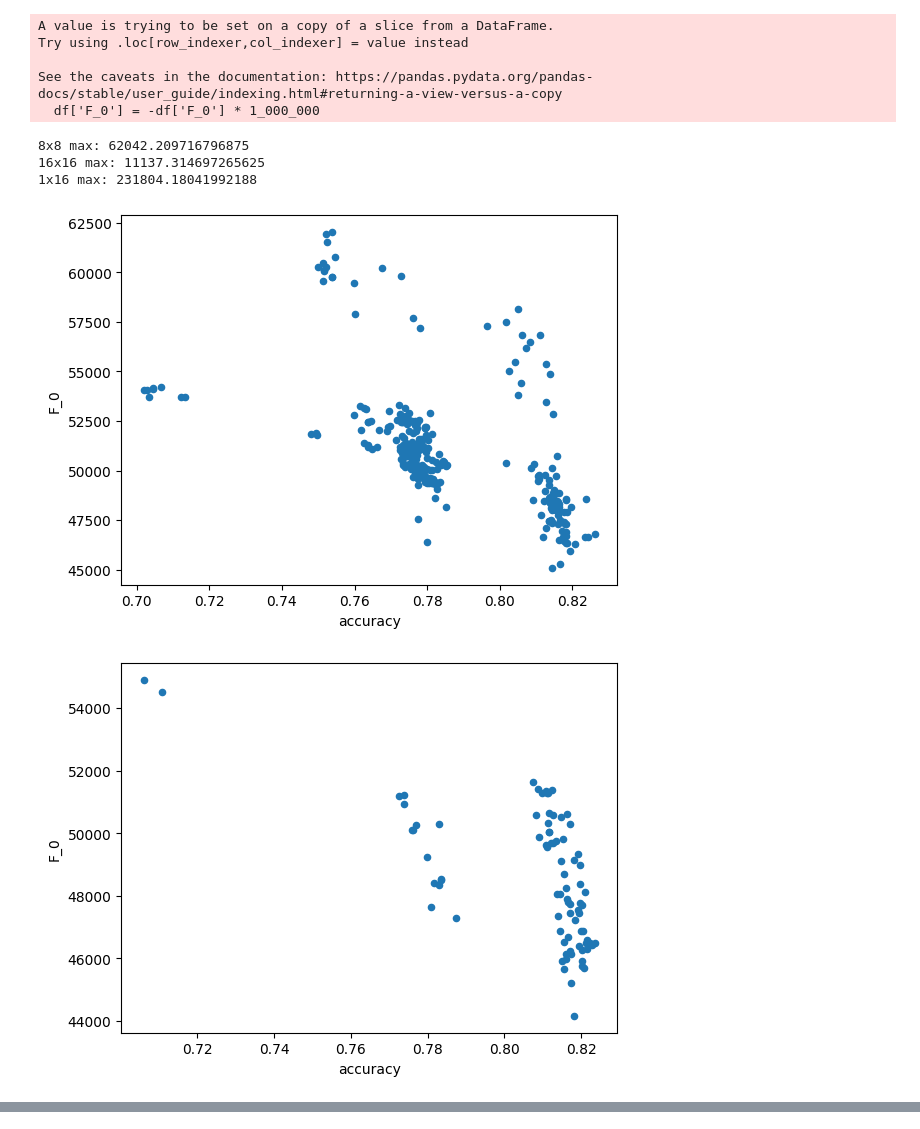
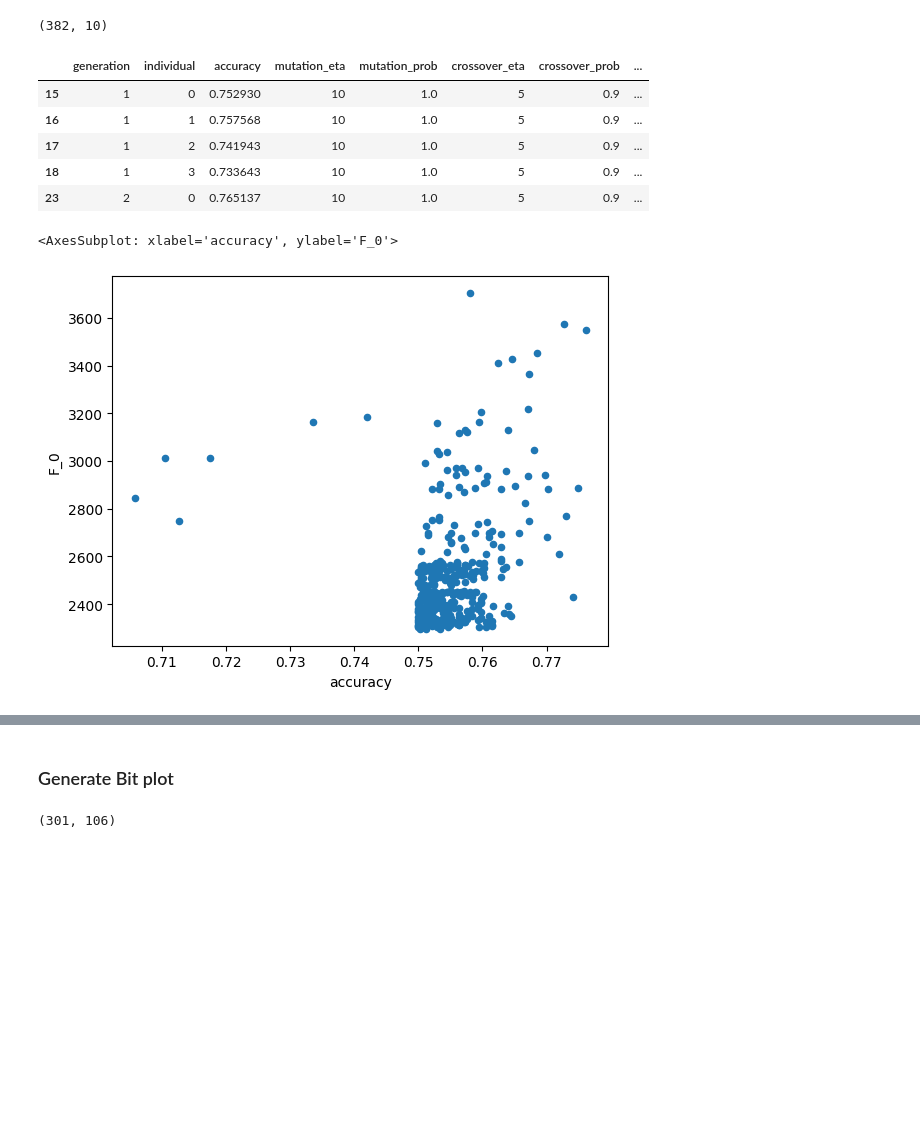
Before and after one commit to itiv-kit/dnn-model-exploration, a Jupyter notebook: doodle_scripts/visualize_individuals.ipynb, the cells around one changed output, grey strips where cells are left out. Saved outputs shown, nothing was run; the diff lists cells and outputs as text; code cells hidden in the pictures; blank space fills up the shorter version.

```diff
--- a/doodle_scripts/visualize_individuals.ipynb
+++ b/doodle_scripts/visualize_individuals.ipynb
@@ -20,33 +22,36 @@ df1x16 = results1x16.to_dataframe()
 # df8x8['F_0'] = -df8x8['F_0'] * 1_000_000
 # %%
 def prepare(df):
+    df['accuracy'] = -df['accuracy'] + results.accuracy_limit
     df = df[df['accuracy'] > 0.7]
-    df['F_0'] = -df['F_0'] * 1_000_000
+    # df['F_0'] =  -df['F_0'] * 1_000_000
     return df
 
-df8x8 = prepare(df8x8)
-df1x16 = prepare(df1x16)
-df16x16 = prepare(df16x16)
-df8x8alt = prepare(df8x8alt)
+df_prep = prepare(dfin)
+# df8x8 = prepare(df8x8)
+# df1x16 = prepare(df1x16)
+# df16x16 = prepare(df16x16)
+# df8x8alt = prepare(df8x8alt)
+print(df_prep.shape)
+df_prep.head()
 # %% [output]
-A value is trying to be set on a copy of a slice from a DataFrame.
-Try using .loc[row_indexer,col_indexer] = value instead
-
-See the caveats in the documentation: https://pandas.pydata.org/pandas-docs/stable/user_guide/indexing.html#returning-a-view-versus-a-copy
-  df['F_0'] = -df['F_0'] * 1_000_000
+(382, 10)
+|  | generation | individual | accuracy | mutation_eta | mutation_prob | crossover_eta | crossover_prob | ... |
+| 15 | 1 | 0 | 0.752930 | 10 | 1.0 | 5 | 0.9 | ... |
+| 16 | 1 | 1 | 0.757568 | 10 | 1.0 | 5 | 0.9 | ... |
+| 17 | 1 | 2 | 0.741943 | 10 | 1.0 | 5 | 0.9 | ... |
+| 18 | 1 | 3 | 0.733643 | 10 | 1.0 | 5 | 0.9 | ... |
+| 23 | 2 | 0 | 0.765137 | 10 | 1.0 | 5 | 0.9 | ... |
 # %%
+df_prep.plot(kind='scatter', x='accuracy', y='F_0')
+# df8x8.plot(kind='scatter', x='accuracy', y='F_0')
+# df8x8alt.plot(kind='scatter', x='accuracy', y='F_0')
+# df16x16.plot(kind='scatter', x='accuracy', y='F_0')
+# df1x16.plot(kind='scatter', x='accuracy', y='F_0')
 
-df8x8.plot(kind='scatter', x='accuracy', y='F_0')
-df8x8alt.plot(kind='scatter', x='accuracy', y='F_0')
-df16x16.plot(kind='scatter', x='accuracy', y='F_0')
-df1x16.plot(kind='scatter', x='accuracy', y='F_0')
-
-print(f"8x8 max: {df8x8['F_0'].max()}")
-print(f"16x16 max: {df16x16['F_0'].max()}")
-print(f"1x16 max: {df1x16['F_0'].max()}")
+# print(f"8x8 max: {df8x8['F_0'].max()}")
+# print(f"16x16 max: {df16x16['F_0'].max()}")
+# print(f"1x16 max: {df1x16['F_0'].max()}")
 # %% [output]
-8x8 max: 62042.209716796875
-16x16 max: 11137.314697265625
-1x16 max: 231804.18041992188
+<AxesSubplot: xlabel='accuracy', ylabel='F_0'>
-[figure, old version]
+[figure, new version]
-[figure, removed]
@@ -54,0 +65,18 @@ print(f"1x16 max: {df1x16['F_0'].max()}")
+# %% [markdown]
+### Generate Bit plot
+# %%
+import numpy as np
+
+df_constrained = df_prep[df_prep['F_0'] < 2600]
+bit_mat = None
+
+for i, row in df_constrained.iterrows():
+    params = np.array(row['parameters'])
+    if bit_mat is None:
+        bit_mat = params
+    else:
+        bit_mat = np.vstack((bit_mat, params))
+
+print(bit_mat.shape)
+# %% [output]
+(301, 106)
```
Also changed, not shown: parts of 13 cells of this notebook, 9 other files.
